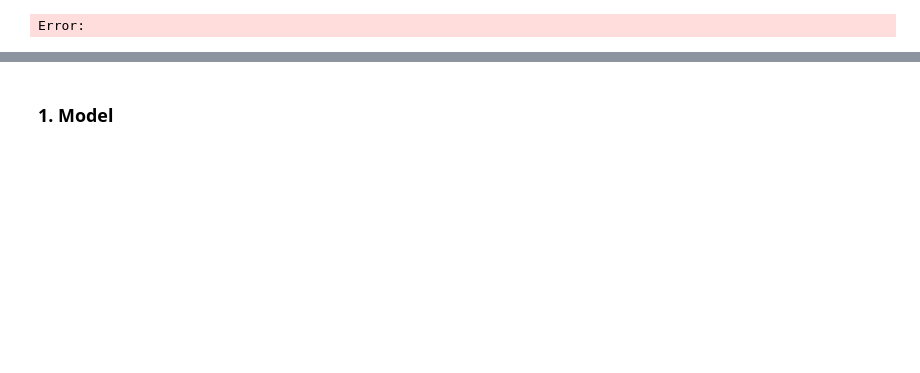
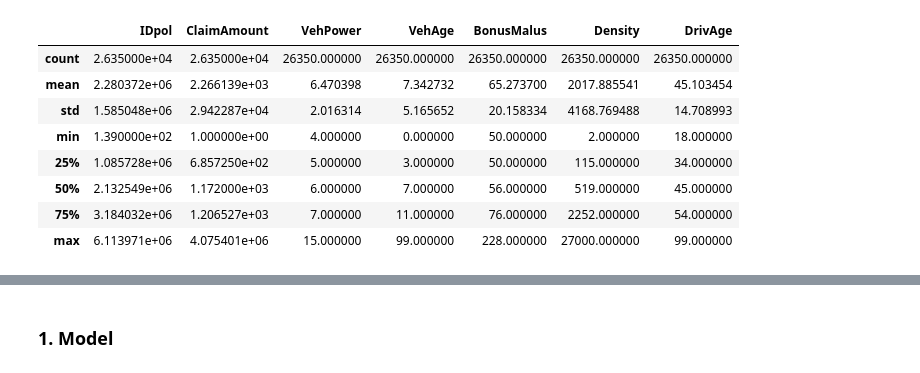
Before and after one commit to unkrejativ/axa-egoi-hands-on-session-2025, a Jupyter notebook: notebooks/2) modelling.ipynb, the cells around one changed output, grey strips where cells are left out. Cells and saved outputs as stored; diff of their text form; code cells hidden in the pictures; blank space fills up the shorter version.

```diff
--- a/notebooks/2) modelling.ipynb
+++ b/notebooks/2) modelling.ipynb
@@ -28,9 +28,23 @@ from sklearn.metrics import mean_squared_error
 import matplotlib.pyplot as plt
 from sklearn.metrics import RocCurveDisplay
 import plotly.express as px
+import seaborn as sns
+from utils import plot_scatter_and_residuals, add_model_to_overview
+from IPython.display import display, HTML
+
+models_overview = pd.DataFrame(columns=['Model', 'Formula', 'MSE'])
-# %% [output]
-Error:
 # %%
 # Load Dataset
-url = "./../data/insurance_claims_freqsev.csv"
+url = "./../data/new/sample_solution/insurance_claims_freqsev.csv"
 data = pd.read_csv(url)
+data.describe()
+# %% [output]
+|  | IDpol | ClaimAmount | VehPower | VehAge | BonusMalus | Density | DrivAge |
+| count | 2.635000e+04 | 2.635000e+04 | 26350.000000 | 26350.000000 | 26350.000000 | 26350.000000 | 26350.000000 |
+| mean | 2.280372e+06 | 2.266139e+03 | 6.470398 | 7.342732 | 65.273700 | 2017.885541 | 45.103454 |
+| std | 1.585048e+06 | 2.942287e+04 | 2.016314 | 5.165652 | 20.158334 | 4168.769488 | 14.708993 |
+| min | 1.390000e+02 | 1.000000e+00 | 4.000000 | 0.000000 | 50.000000 | 2.000000 | 18.000000 |
+| 25% | 1.085728e+06 | 6.857250e+02 | 5.000000 | 3.000000 | 50.000000 | 115.000000 | 34.000000 |
+| 50% | 2.132549e+06 | 1.172000e+03 | 6.000000 | 7.000000 | 56.000000 | 519.000000 | 45.000000 |
+| 75% | 3.184032e+06 | 1.206527e+03 | 7.000000 | 11.000000 | 76.000000 | 2252.000000 | 54.000000 |
+| max | 6.113971e+06 | 4.075401e+06 | 15.000000 | 99.000000 | 228.000000 | 27000.000000 | 99.000000 |
```
Also changed, not shown: parts of 16 cells of this notebook, 2 other files.
